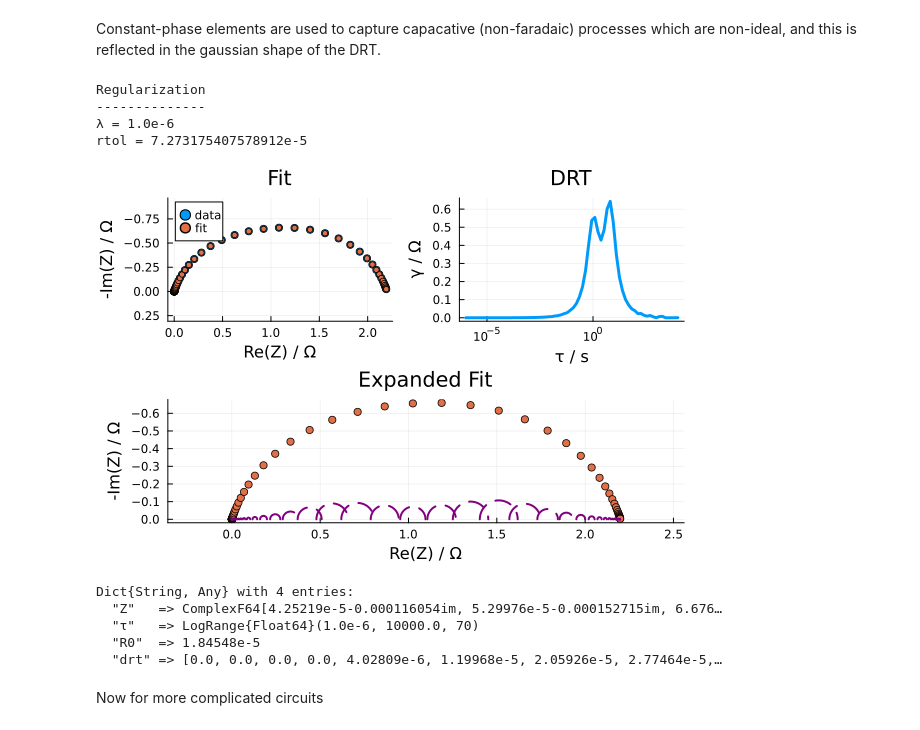
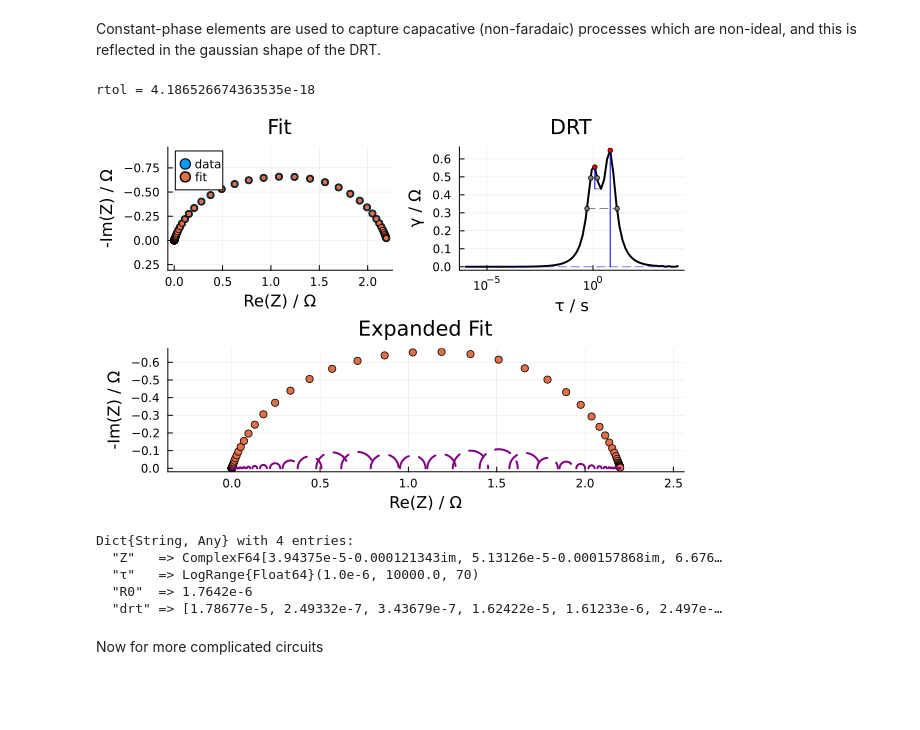
Before and after one commit to bdamerau/EISAnalysis.jl, a Jupyter notebook: Notebooks/DRT.ipynb, the cells around one changed output. Cells and saved outputs as stored; diff of their text form; code cells hidden in the pictures; blank space fills up the shorter version.

```diff
--- a/Notebooks/DRT.ipynb
+++ b/Notebooks/DRT.ipynb
@@ -31,18 +31,15 @@ Dict{String, Any} with 4 entries:
 Constant-phase elements are used to capture capacative (non-faradaic) processes which are non-ideal, and this is reflected in the gaussian shape of the DRT.
 # %%
 rq_circuit = r/q-1.2r/5q
-rq_fit = compute_drt(rq_circuit.ω,rq_circuit.Z;regularization=true)
+rq_fit = compute_drt(rq_circuit.ω,rq_circuit.Z;regularization=false)
 # %% [output]
-Regularization
---------------
-λ = 1.0e-6
-rtol = 7.273175407578912e-5
+rtol = 4.186526674363535e-18
-[figure, old version]
+[figure, new version]
 Dict{String, Any} with 4 entries:
-  "Z"   => ComplexF64[4.25219e-5-0.000116054im, 5.29976e-5-0.000152715im, 6.676…
+  "Z"   => ComplexF64[3.94375e-5-0.000121343im, 5.13126e-5-0.000157868im, 6.676…
   "τ"   => LogRange{Float64}(1.0e-6, 10000.0, 70)
-  "R0"  => 1.84548e-5
-  "drt" => [0.0, 0.0, 0.0, 0.0, 4.02809e-6, 1.19968e-5, 2.05926e-5, 2.77464e-5,…
+  "R0"  => 1.7642e-6
+  "drt" => [1.78677e-5, 2.49332e-7, 3.43679e-7, 1.62422e-5, 1.61233e-6, 2.497e-…
 # %% [markdown]
 Now for more complicated circuits
 # %%
```
Also changed, not shown: parts of 3 cells of this notebook, 5 other files.
